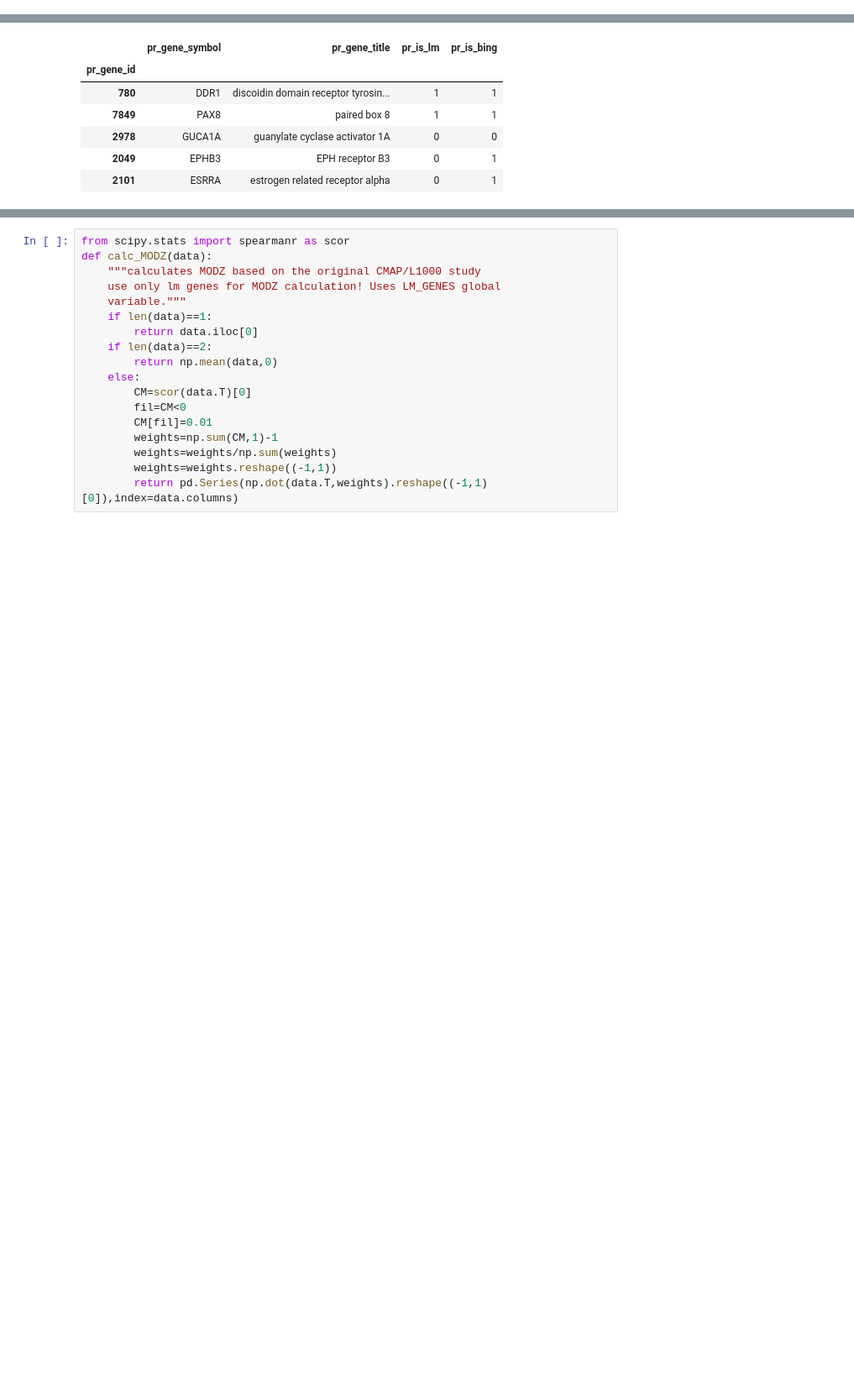
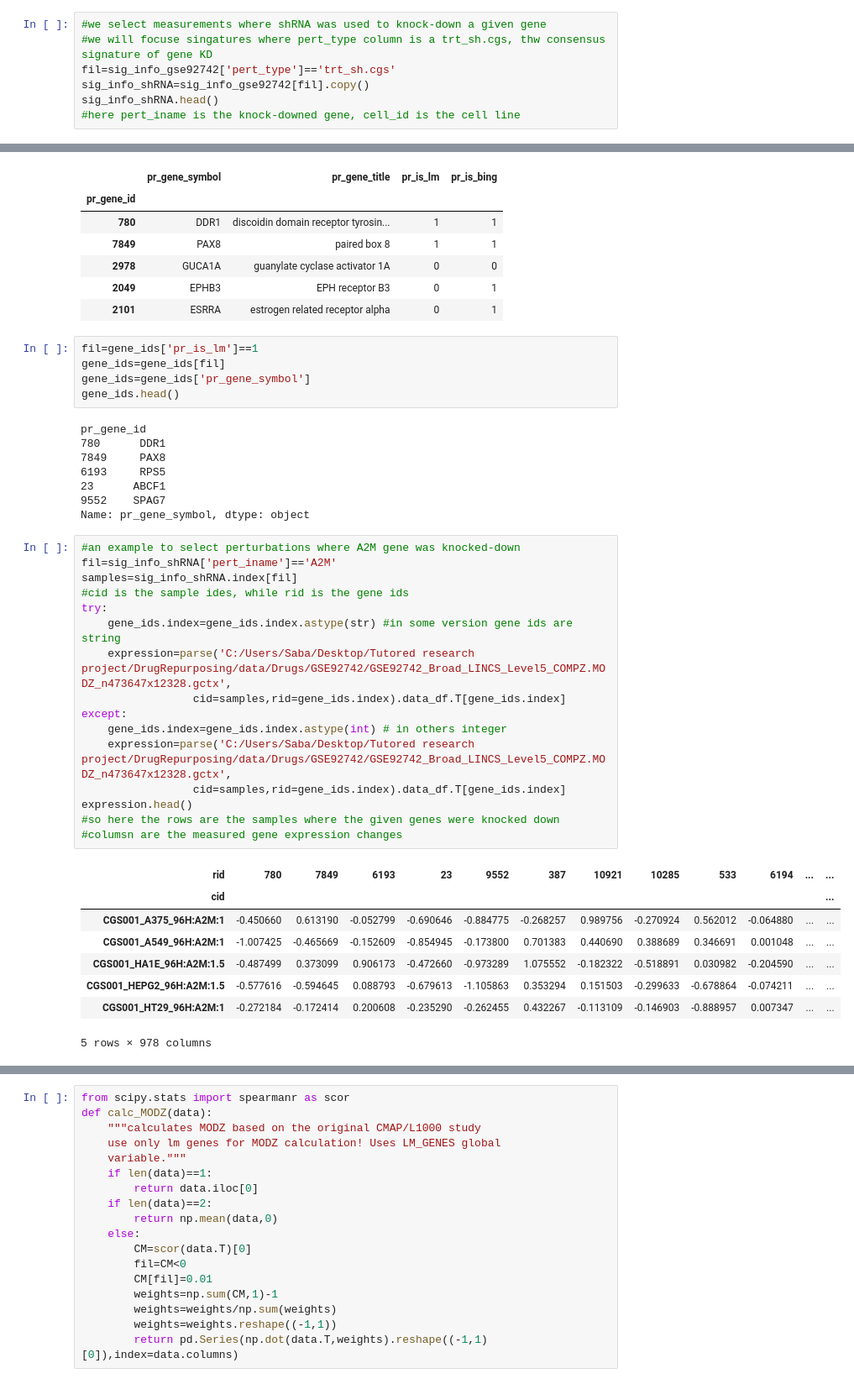
Before and after one commit to SabaKhatatneh/SabaKhatatneh_MSc_Thesis, a Jupyter notebook: Drugs/Data_preperation_drugs.ipynb, the cells around one changed output, grey strips where cells are left out. Shown at 84% size. Cells and saved outputs as stored; diff of their text form; blank space fills up the shorter version.

```diff
--- a/Drugs/Data_preperation_drugs.ipynb
+++ b/Drugs/Data_preperation_drugs.ipynb
@@ -43,3 +45,10 @@ sig_info_gse92742.head(100)
 | AML001_CD34_24H:BRD-K41790758:0.3... | BRD-K41790758 | BRD-K41790758 | trt_cp | CD34 | 0.37037 | µM | 500 nM | 24 | ... |
 | AML001_CD34_24H:BRD-K41790758:1.1... | BRD-K41790758 | BRD-K41790758 | trt_cp | CD34 | 1.11111 | µM | 1 µM | 24 | ... |
 100 rows × 11 columns
+# %%
+#we select measurements where shRNA was used to knock-down a given gene
+#we will focuse singatures where pert_type column is a trt_sh.cgs, thw consensus signature of gene KD
+fil=sig_info_gse92742['pert_type']=='trt_sh.cgs'
+sig_info_shRNA=sig_info_gse92742[fil].copy()
+sig_info_shRNA.head()
+#here pert_iname is the knock-downed gene, cell_id is the cell line
@@ -58,3 +75,41 @@ gene_ids.head()
 | 2978 | GUCA1A | guanylate cyclase activator 1A | 0 | 0 |
 | 2049 | EPHB3 | EPH receptor B3 | 0 | 1 |
 | 2101 | ESRRA | estrogen related receptor alpha | 0 | 1 |
+# %%
+fil=gene_ids['pr_is_lm']==1
+gene_ids=gene_ids[fil]
+gene_ids=gene_ids['pr_gene_symbol']
+gene_ids.head()
+# %% [output]
+pr_gene_id
+780      DDR1
+7849     PAX8
+6193     RPS5
+23      ABCF1
+9552    SPAG7
+Name: pr_gene_symbol, dtype: object
+# %%
+#an example to select perturbations where A2M gene was knocked-down
+fil=sig_info_shRNA['pert_iname']=='A2M'
+samples=sig_info_shRNA.index[fil]
+#cid is the sample ides, while rid is the gene ids
+try:
+    gene_ids.index=gene_ids.index.astype(str) #in some version gene ids are string
+    expression=parse('C:/Users/Saba/Desktop/Tutored research project/DrugRepurposing/data/Drugs/GSE92742/GSE92742_Broad_LINCS_Level5_COMPZ.MODZ_n473647x12328.gctx',
+                 cid=samples,rid=gene_ids.index).data_df.T[gene_ids.index]
+except:
+    gene_ids.index=gene_ids.index.astype(int) # in others integer
+    expression=parse('C:/Users/Saba/Desktop/Tutored research project/DrugRepurposing/data/Drugs/GSE92742/GSE92742_Broad_LINCS_Level5_COMPZ.MODZ_n473647x12328.gctx',
+                 cid=samples,rid=gene_ids.index).data_df.T[gene_ids.index]
+expression.head()
+#so here the rows are the samples where the given genes were knocked down
+#columsn are the measured gene expression changes
+# %% [output]
+| rid | 780 | 7849 | 6193 | 23 | 9552 | 387 | 10921 | 10285 | 533 | 6194 | ... | ... |
+| cid |  |  |  |  |  |  |  |  |  |  |  | ... |
+| CGS001_A375_96H:A2M:1 | -0.450660 | 0.613190 | -0.052799 | -0.690646 | -0.884775 | -0.268257 | 0.989756 | -0.270924 | 0.562012 | -0.064880 | ... | ... |
+| CGS001_A549_96H:A2M:1 | -1.007425 | -0.465669 | -0.152609 | -0.854945 | -0.173800 | 0.701383 | 0.440690 | 0.388689 | 0.346691 | 0.001048 | ... | ... |
+| CGS001_HA1E_96H:A2M:1.5 | -0.487499 | 0.373099 | 0.906173 | -0.472660 | -0.973289 | 1.075552 | -0.182322 | -0.518891 | 0.030982 | -0.204590 | ... | ... |
+| CGS001_HEPG2_96H:A2M:1.5 | -0.577616 | -0.594645 | 0.088793 | -0.679613 | -1.105863 | 0.353294 | 0.151503 | -0.299633 | -0.678864 | -0.074211 | ... | ... |
+| CGS001_HT29_96H:A2M:1 | -0.272184 | -0.172414 | 0.200608 | -0.235290 | -0.262455 | 0.432267 | -0.113109 | -0.146903 | -0.888957 | 0.007347 | ... | ... |
+5 rows × 978 columns
```
Also changed, not shown: parts of 14 cells of this notebook, 2 other files.
